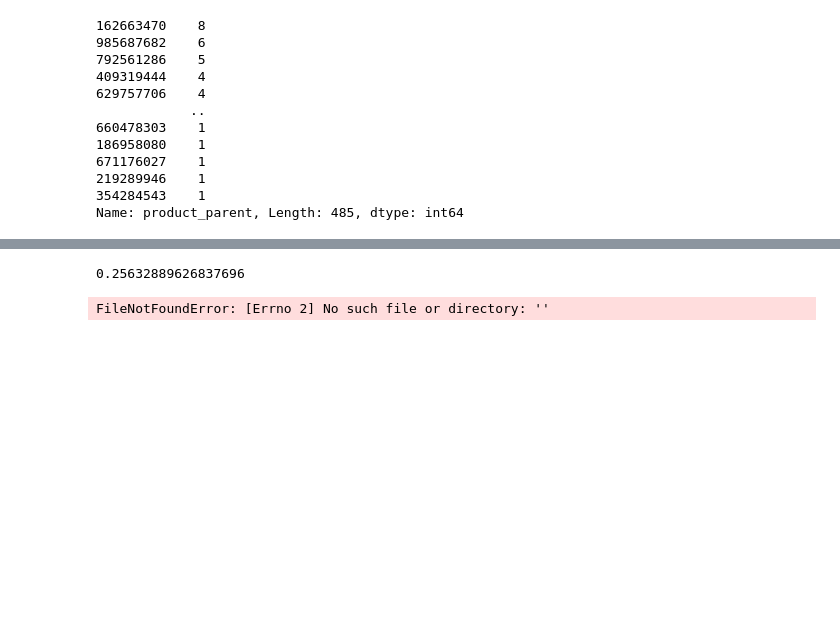
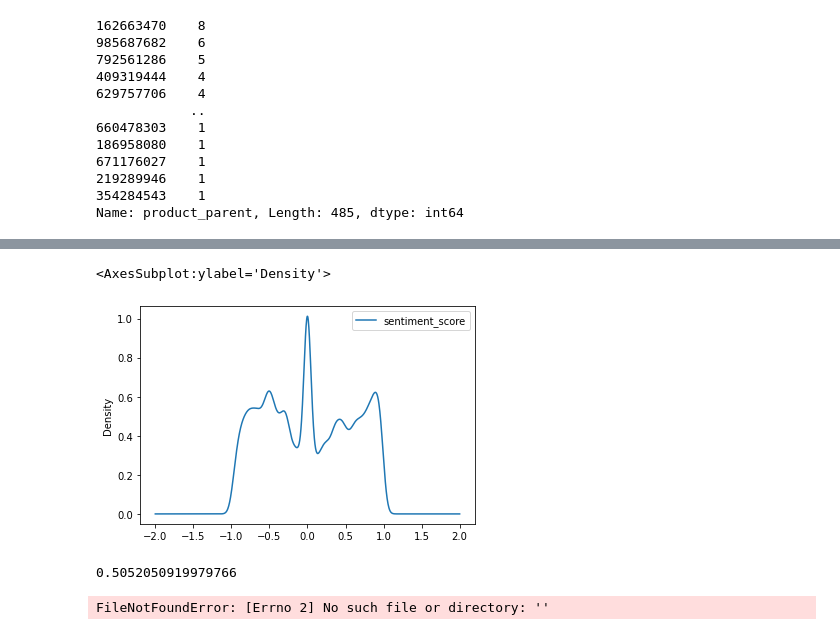
Before and after one commit to Yepadee/ads-cwk, a Jupyter notebook: sentiment.ipynb, the cells around one changed output, grey strips where cells are left out. Drawn from its saved outputs; the diff is of its cells as text; code cells hidden in the pictures; blank space fills up the shorter version.

```diff
--- a/sentiment.ipynb
+++ b/sentiment.ipynb
@@ -258,7 +333,12 @@ bad_words_rows[bad_words_rows["star_rating"] == 3].plot.kde(y='sentiment_score')
+# %%
+ds[ds["star_rating"] <= 2].plot.kde(y='sentiment_score')
+# %% [output]
+<AxesSubplot:ylabel='Density'>
+[figure, added]
 # %%
-bad_words_rows["star_rating"].astype(int).corr(bad_words_rows["sentiment_score"].astype(float))
+ds["star_rating"].astype(int).corr(ds["sentiment_score"].astype(float))
 # %% [output]
-0.25632889626837696
+0.5052050919979766
 # %%
 bad_words_rows.to_csv('bad-reviews.csv', index = False, header=True)
 # %% [output]
```
Also changed, not shown: parts of 30 cells of this notebook, 1 other file.
